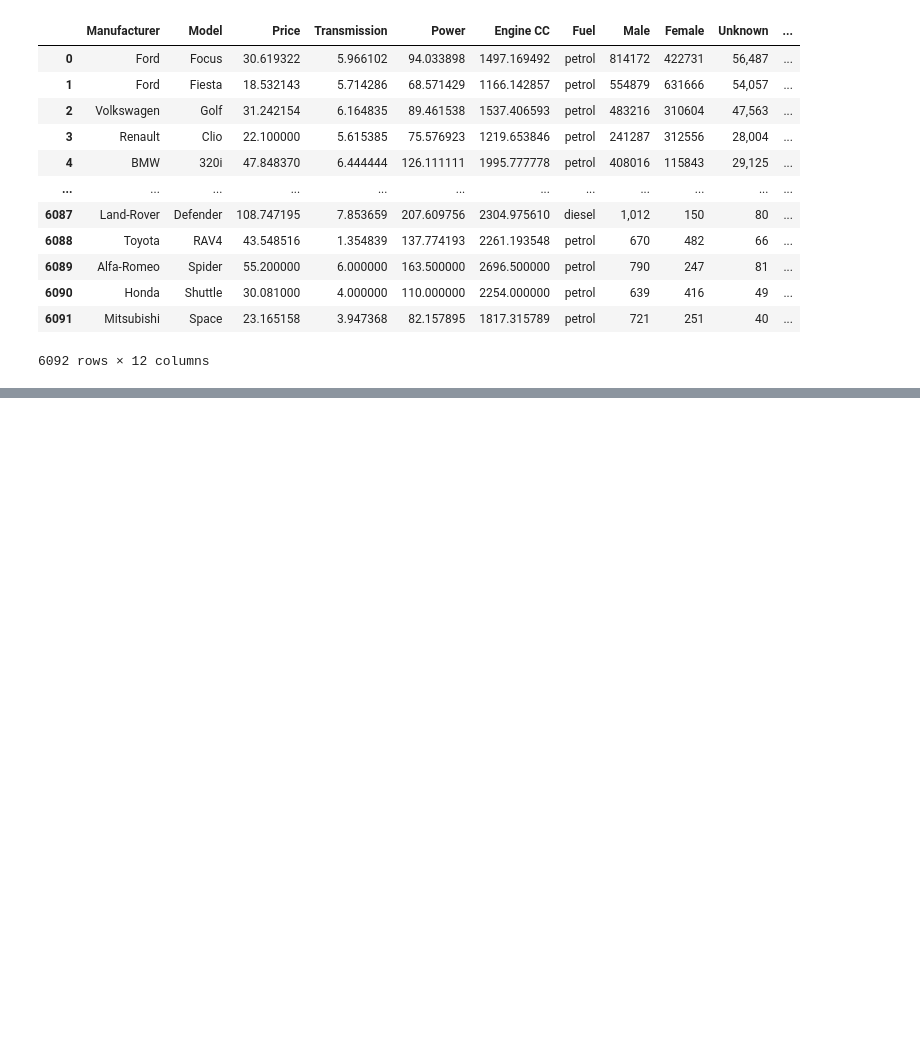
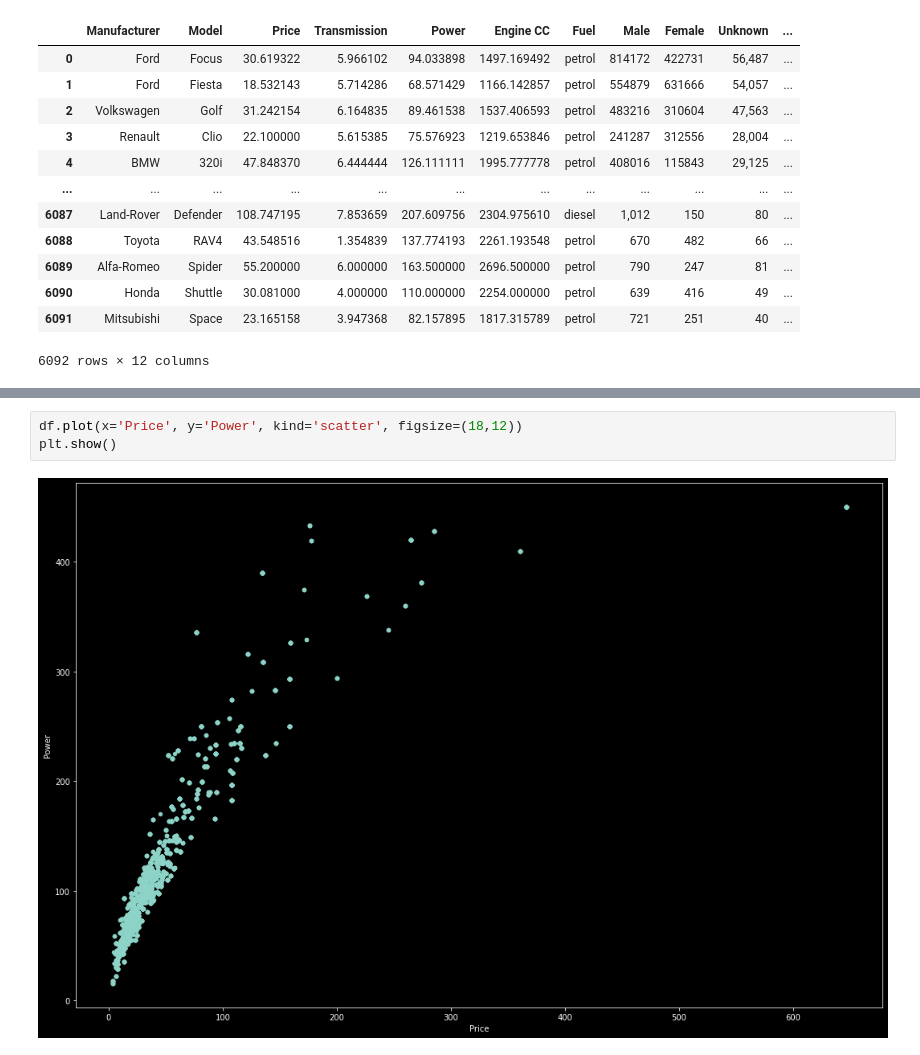
Before and after one commit to renan-lemes/python_labs, a Jupyter notebook: DataCampPandas/Learn.ipynb, the cells around one changed output, grey strips where cells are left out. Saved outputs shown, nothing was run; the diff lists cells and outputs as text; blank space fills up the shorter version.

```diff
--- a/DataCampPandas/Learn.ipynb
+++ b/DataCampPandas/Learn.ipynb
@@ -235,0 +573,5 @@ df
+# %%
+df.plot(x='Price', y='Power', kind='scatter', figsize=(18,12))
+plt.show()
+# %% [output]
+[figure, added]
```
Also changed, not shown: parts of 28 cells of this notebook.
